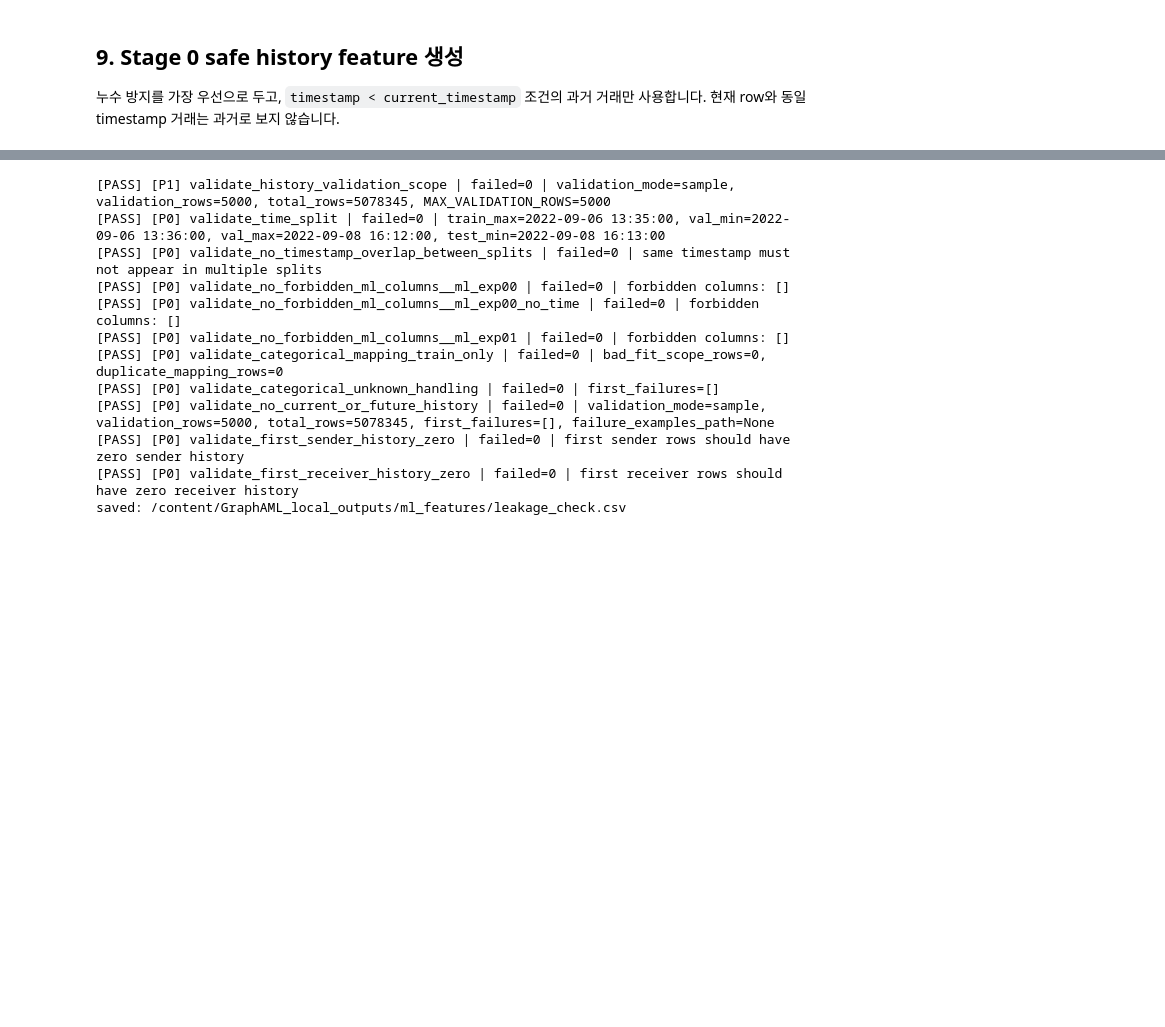
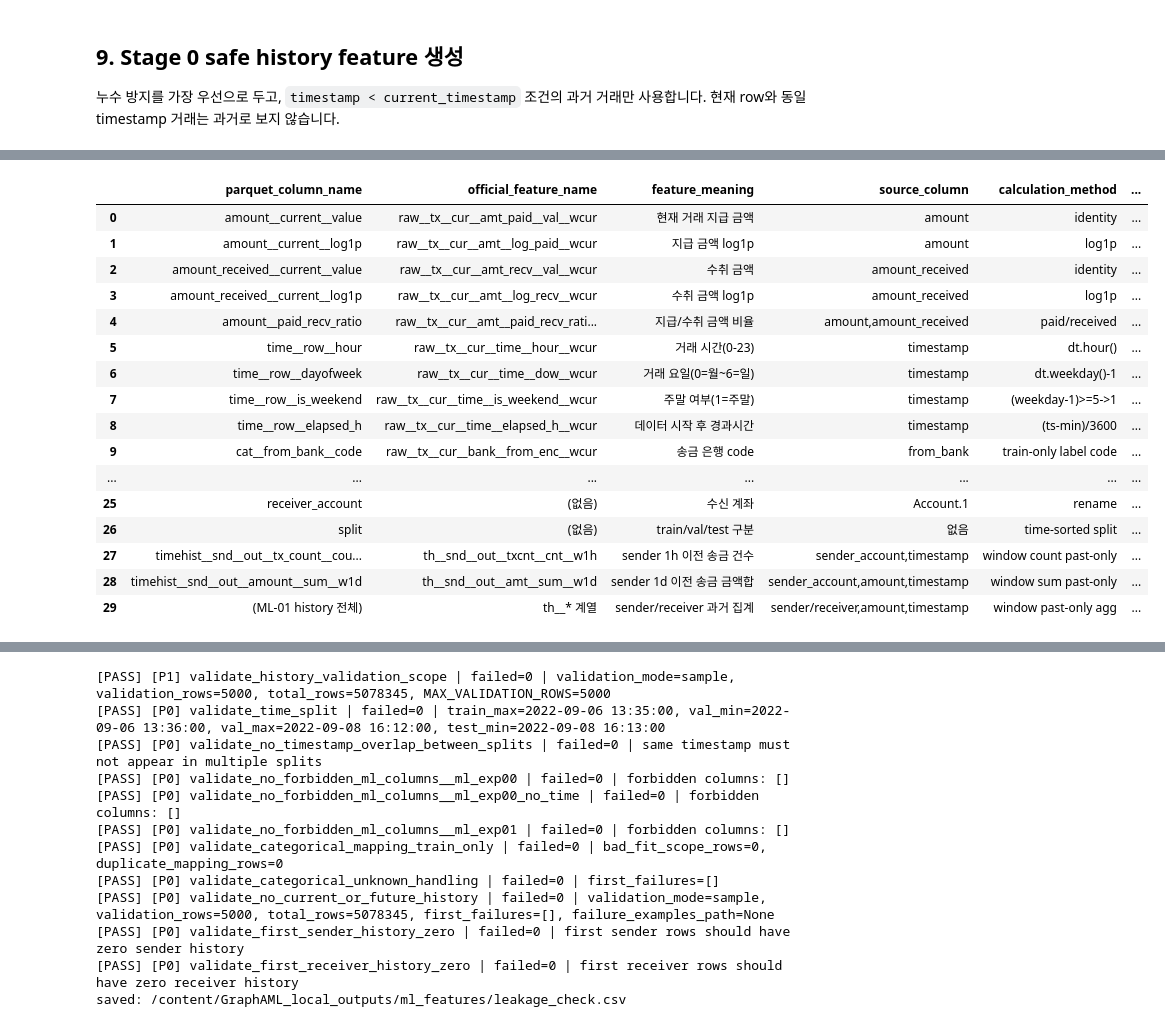
Before and after one commit to JKYUPSYCHE/Graph_AML, a Jupyter notebook: data/preprocessing/03_ml_feature_process.ipynb, the cells around one changed output, grey strips where cells are left out. Cells and saved outputs as stored; diff of their text form; code cells hidden in the pictures; blank space fills up the shorter version.

Commit message:
[ML] categorical encoding and feature alignment
전처리 v2: 범주형 인코딩 및 피처 정리 반영 및 스플릿 컬럼 반영

```diff
--- a/data/preprocessing/03_ml_feature_process.ipynb
+++ b/data/preprocessing/03_ml_feature_process.ipynb
@@ -1584,0 +1784,72 @@ saved: /content/GraphAML_local_outputs/ml_features/ml_feature_columns.csv
+# %%
+# ============================================================
+# column_mapping_review.csv  (전처리파트 ↔ ML파트 컬럼 매핑 비교표)
+#
+# 목적:
+#   전처리파트 parquet 실제 컬럼명과
+#   ML파트 공식 피처 명세 문서의 표준 표시명을 한 테이블에서 대조
+#
+# 컬럼 설명:
+#   parquet_column_name    : 실제 parquet에 저장되는 컬럼명 (전처리파트 output, 변경 금지)
+#   official_feature_name  : ML파트 공식 피처 명세 문서의 표준 표시명
+#                            (raw__tx__cur__... 계열은 parquet 컬럼이 아니라 명세 문서명)
+#   suggested_action       : keep / add_candidate / alias_only / exclude
+#   mapped_to_parquet_column: alias_only 행에서 실제 매핑 대상 parquet 컬럼명 명시
+# ============================================================
+
+_rows = [
+    # parquet_col, official_feature_name, meaning, source_col, calc, current_status, suggested_action, used_in_ml, reason, notes, mapped_to_parquet_col
+    # ── 금액 ──
+    ('amount__current__value','raw__tx__cur__amt_paid__val__wcur','현재 거래 지급 금액','amount','identity','exists_in_output','keep',True,'기존 컬럼 정상','공식 표시명은 alias만 catalog 기록',''),
+    ('amount__current__log1p','raw__tx__cur__amt__log_paid__wcur','지급 금액 log1p','amount','log1p','exists_in_output','keep',True,'기존 컬럼 정상','공식 표시명은 official_feature_name에만 기록',''),
+    ('amount_received__current__value','raw__tx__cur__amt_recv__val__wcur','수취 금액','amount_received','identity','add_if_source_exists','add_candidate',False,'clean_base에 amount_received 있을 때만 생성. 기본 used_in_ml=False','parquet에 포함 시 used_in_ml=True로 변경 가능',''),
+    ('amount_received__current__log1p','raw__tx__cur__amt__log_recv__wcur','수취 금액 log1p','amount_received','log1p','add_if_source_exists','add_candidate',False,'clean_base에 amount_received 있을 때만 생성. 기본 used_in_ml=False','',''),
+    ('amount__paid_recv_ratio','raw__tx__cur__amt__paid_recv_ratio__wcur','지급/수취 금액 비율','amount,amount_received','paid/received','add_if_source_exists','add_candidate',False,'통화전환/금액불일치 포착. amount_received 필요. 기본 used_in_ml=False','received=0/null->null',''),
+    # ── 시간 ──
+    ('time__row__hour','raw__tx__cur__time__hour__wcur','거래 시간(0-23)','timestamp','dt.hour()','exists_in_output','keep',True,'기존 컬럼 정상','공식 표시명은 official_feature_name에만 기록',''),
+    ('time__row__dayofweek','raw__tx__cur__time__dow__wcur','거래 요일(0=월~6=일)','timestamp','dt.weekday()-1','exists_in_output','keep',True,'기존 컬럼 정상. [QA] 0=월~6=일로 수정됨','공식 표시명은 official_feature_name에만 기록',''),
+    ('time__row__is_weekend','raw__tx__cur__time__is_weekend__wcur','주말 여부(1=주말)','timestamp','(weekday-1)>=5->1','exists_in_output','keep',True,'기존 컬럼 정상. [QA] is_weekend 조건 수정됨','공식 표시명은 official_feature_name에만 기록',''),
+    ('time__row__elapsed_h','raw__tx__cur__time__elapsed_h__wcur','데이터 시작 후 경과시간','timestamp','(ts-min)/3600','not_generated','add_candidate',False,'누수위험. optional. used_in_ml=False 유지','분석 목적 parquet 보존 시만 생성 가능',''),
+    # ── categorical 5개 ──
+    ('cat__from_bank__code','raw__tx__cur__bank__from_enc__wcur','송금 은행 code','from_bank','train-only label code','exists_in_output','keep',True,'기존 컬럼 정상. 코드값 순서의미없음','공식 표시명은 official_feature_name에만 기록',''),
+    ('cat__to_bank__code','raw__tx__cur__bank__to_enc__wcur','수취 은행 code','to_bank','train-only label code','exists_in_output','keep',True,'기존 컬럼 정상','공식 표시명은 official_feature_name에만 기록',''),
+    ('cat__payment_currency__code','raw__tx__cur__ccy__paid_enc__wcur','지급 통화 code','payment_currency','train-only label code','exists_in_output','keep',True,'기존 컬럼 정상','공식 표시명은 official_feature_name에만 기록',''),
+    ('cat__receiving_currency__code','raw__tx__cur__ccy__recv_enc__wcur','수취 통화 code','receiving_currency','train-only label code','exists_in_output','keep',True,'기존 컬럼 정상','공식 표시명은 official_feature_name에만 기록',''),
+    ('cat__payment_format__code','raw__tx__cur__payfmt__enc__wcur','결제 방식 code','payment_format','train-only label code','exists_in_output','keep',True,'기존 컬럼 정상','공식 표시명은 official_feature_name에만 기록',''),
+    # ── pair feature (오늘 회의 후보) ──
+    ('cat__currency_pair__code','raw__tx__cur__ccy__pair_enc__wcur','지급+수취 통화 쌍 code','payment_currency,receiving_currency','pair train-only code','generated_as_candidate','add_candidate',False,'오늘 회의 후보. parquet에 포함. 성능비교 후 used_in_ml=True 활성화 가능','ml_feature_columns.csv에서 True로 변경',''),
+    ('cat__bank_pair__code','raw__tx__cur__bank__pair_enc__wcur','송금+수취 은행 쌍 code','from_bank,to_bank','pair train-only code','generated_as_candidate','add_candidate',False,'오늘 회의 후보. parquet에 포함. 성능비교 후 used_in_ml=True 활성화 가능','ml_feature_columns.csv에서 True로 변경',''),
+    # ── ML파트 공식 표시명이 기존 컬럼의 alias인 경우 (alias_only) ──
+    ('(없음-alias)','raw__tx__cur__bank__from_enc__wcur','from_bank code (ML파트명)','from_bank','-','alias_of_existing','alias_only',False,'cat__from_bank__code와 동일 값. 명칭만 다름. 실제 사용 여부는 mapped parquet 컬럼 기준','실제 사용 여부는 mapped parquet 컬럼 기준','cat__from_bank__code'),
+    ('(없음-alias)','raw__tx__cur__bank__to_enc__wcur','to_bank code (ML파트명)','to_bank','-','alias_of_existing','alias_only',False,'cat__to_bank__code와 동일 값. 실제 사용 여부는 mapped parquet 컬럼 기준','실제 사용 여부는 mapped parquet 컬럼 기준','cat__to_bank__code'),
+    ('(없음-alias)','raw__tx__cur__ccy__paid_enc__wcur','payment_currency code (ML파트명)','payment_currency','-','alias_of_existing','alias_only',False,'cat__payment_currency__code와 동일 값. 실제 사용 여부는 mapped parquet 컬럼 기준','실제 사용 여부는 mapped parquet 컬럼 기준','cat__payment_currency__code'),
+    ('(없음-alias)','raw__tx__cur__ccy__recv_enc__wcur','receiving_currency code (ML파트명)','receiving_currency','-','alias_of_existing','alias_only',False,'cat__receiving_currency__code와 동일 값. 실제 사용 여부는 mapped parquet 컬럼 기준','실제 사용 여부는 mapped parquet 컬럼 기준','cat__receiving_currency__code'),
+    ('(없음-alias)','raw__tx__cur__payfmt__enc__wcur','payment_format code (ML파트명)','payment_format','-','alias_of_existing','alias_only',False,'cat__payment_format__code와 동일 값. 실제 사용 여부는 mapped parquet 컬럼 기준','실제 사용 여부는 mapped parquet 컬럼 기준','cat__payment_format__code'),
+    # ── meta / 제외 컬럼 ──
+    ('label','(없음)','세탁 여부 라벨','Is Laundering','rename','exists_meta','exclude',False,'model input 제외. label leakage','parquet에 유지, ML feature 자동 차단(ml_io)',''),
+    ('timestamp','(없음)','거래 시간 원본','Timestamp','cast datetime','exists_meta','exclude',False,'model input 제외. meta','parquet에 유지, Xy 파일에서 제거',''),
+    ('tx_id','(없음)','거래 ID','없음/row index','auto gen','exists_meta','exclude',False,'model input 제외. ID','후속 파트 meta로 보존',''),
+    ('sender_account','(없음)','송신 계좌','Account','rename','exists_meta','exclude',False,'model input 제외. 계좌ID는 후속 파트 meta','',''),
+    ('receiver_account','(없음)','수신 계좌','Account.1','rename','exists_meta','exclude',False,'model input 제외. 계좌ID는 후속 파트 meta','',''),
+    ('split','(없음)','train/val/test 구분','없음','time-sorted split','exists_meta','exclude',False,'model input 제외. split 컬럼','ml_io 자동 차단',''),
+    # ── ML-01 history ──
+    ('timehist__snd__out__tx_count__count__w1h','th__snd__out__txcnt__cnt__w1h','sender 1h 이전 송금 건수','sender_account,timestamp','window count past-only','exists_in_ml01','keep',False,'ml_exp01 관리. ts<current 조건. 기본 used_in_ml=False','ml_exp01 실험 시 활성화 가능',''),
+    ('timehist__snd__out__amount__sum__w1d','th__snd__out__amt__sum__w1d','sender 1d 이전 송금 금액합','sender_account,amount,timestamp','window sum past-only','exists_in_ml01','keep',False,'ml_exp01 관리. 기본 used_in_ml=False','ml_exp01 실험 시 활성화 가능',''),
+    ('(ML-01 history 전체)','th__* 계열','sender/receiver 과거 집계','sender/receiver,amount,timestamp','window past-only agg','exists_in_ml01','keep',False,'ml_exp01 관리. 기본 used_in_ml=False. 상세는 feature_catalog 참조','ml_exp01 실험 시 활성화 가능',''),
+]
+
+_cols = ['parquet_column_name','official_feature_name','feature_meaning',
+         'source_column','calculation_method','current_status',
+         'suggested_action','used_in_ml','reason','notes',
+         'mapped_to_parquet_column']
+
+# parquet_column_name = 실제 컬럼, official_feature_name = ML파트 명세 표시명
+comparison_df = pd.DataFrame(_rows, columns=_cols)
+comp_path = CONFIG['LOCAL_OUTPUT_DIR'] / 'column_mapping_review.csv'
+comparison_df.to_csv(comp_path, index=False, encoding='utf-8-sig')
+print('saved:', comp_path)
+_action_counts = comparison_df['suggested_action'].value_counts()
+print(_action_counts.to_string())
+assert len(comparison_df) == 30, f'column_mapping_review 행 수 이상: {len(comparison_df)} (expected 30)'
+display(comparison_df)
+# %% [output]
@@ -1585 +1862,18 @@ saved: /content/GraphAML_local_outputs/ml_features/ml_feature_columns.csv
+|  | parquet_column_name | official_feature_name | feature_meaning | source_column | calculation_method | ... |
+| 0 | amount__current__value | raw__tx__cur__amt_paid__val__wcur | 현재 거래 지급 금액 | amount | identity | ... |
+| 1 | amount__current__log1p | raw__tx__cur__amt__log_paid__wcur | 지급 금액 log1p | amount | log1p | ... |
+| 2 | amount_received__current__value | raw__tx__cur__amt_recv__val__wcur | 수취 금액 | amount_received | identity | ... |
+| 3 | amount_received__current__log1p | raw__tx__cur__amt__log_recv__wcur | 수취 금액 log1p | amount_received | log1p | ... |
+| 4 | amount__paid_recv_ratio | raw__tx__cur__amt__paid_recv_rati... | 지급/수취 금액 비율 | amount,amount_received | paid/received | ... |
+| 5 | time__row__hour | raw__tx__cur__time__hour__wcur | 거래 시간(0-23) | timestamp | dt.hour() | ... |
+| 6 | time__row__dayofweek | raw__tx__cur__time__dow__wcur | 거래 요일(0=월~6=일) | timestamp | dt.weekday()-1 | ... |
+| 7 | time__row__is_weekend | raw__tx__cur__time__is_weekend__wcur | 주말 여부(1=주말) | timestamp | (weekday-1)>=5->1 | ... |
+| 8 | time__row__elapsed_h | raw__tx__cur__time__elapsed_h__wcur | 데이터 시작 후 경과시간 | timestamp | (ts-min)/3600 | ... |
+| 9 | cat__from_bank__code | raw__tx__cur__bank__from_enc__wcur | 송금 은행 code | from_bank | train-only label code | ... |
+| ... | ... | ... | ... | ... | ... | ... |
+| 25 | receiver_account | (없음) | 수신 계좌 | Account.1 | rename | ... |
+| 26 | split | (없음) | train/val/test 구분 | 없음 | time-sorted split | ... |
+| 27 | timehist__snd__out__tx_count__cou... | th__snd__out__txcnt__cnt__w1h | sender 1h 이전 송금 건수 | sender_account,timestamp | window count past-only | ... |
+| 28 | timehist__snd__out__amount__sum__w1d | th__snd__out__amt__sum__w1d | sender 1d 이전 송금 금액합 | sender_account,amount,timestamp | window sum past-only | ... |
+| 29 | (ML-01 history 전체) | th__* 계열 | sender/receiver 과거 집계 | sender/receiver,amount,timestamp | window past-only agg | ... |
 # %% [markdown]
```
Also changed, not shown: parts of 34 cells of this notebook.
